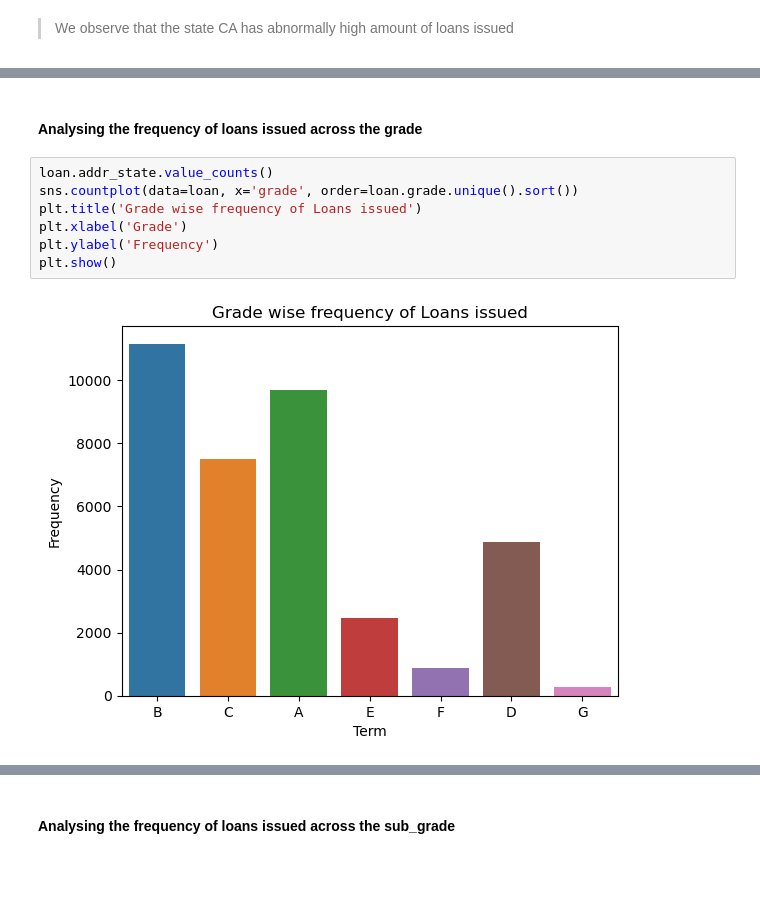
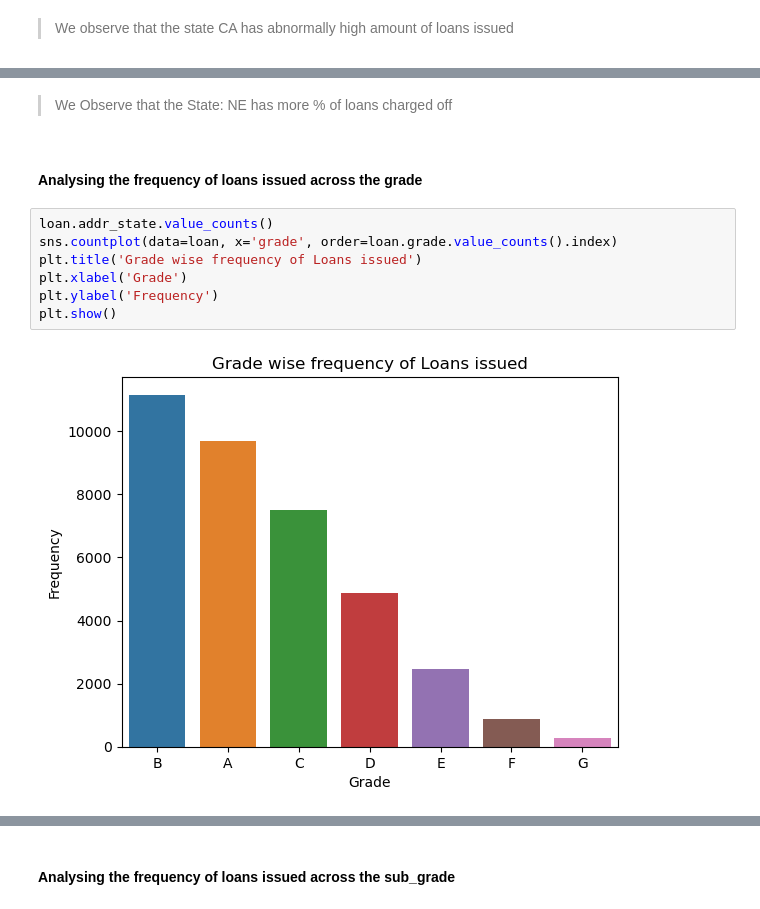
Before and after one commit to Vasista-Eranki/LendingClubCaseStudy, a Jupyter notebook: LendingClubCaseStudy.ipynb, the cells around one changed output, grey strips where cells are left out. Saved outputs shown, nothing was run; the diff lists cells and outputs as text; blank space fills up the shorter version.

```diff
--- a/LendingClubCaseStudy.ipynb
+++ b/LendingClubCaseStudy.ipynb
@@ -421,11 +470,13 @@ plt.show()
+# %% [markdown]
+> We Observe that the State: NE has more % of loans charged off
 # %% [markdown]
 #### Analysing the frequency of loans issued across the grade
 # %%
 loan.addr_state.value_counts()
-sns.countplot(data=loan, x='grade', order=loan.grade.unique().sort())
+sns.countplot(data=loan, x='grade', order=loan.grade.value_counts().index)
 plt.title('Grade wise frequency of Loans issued')
 plt.xlabel('Grade')
 plt.ylabel('Frequency')
 plt.show()
 # %% [output]
-[figure, old version]
+[figure, new version]
```
Also changed, not shown: parts of 24 cells of this notebook.
